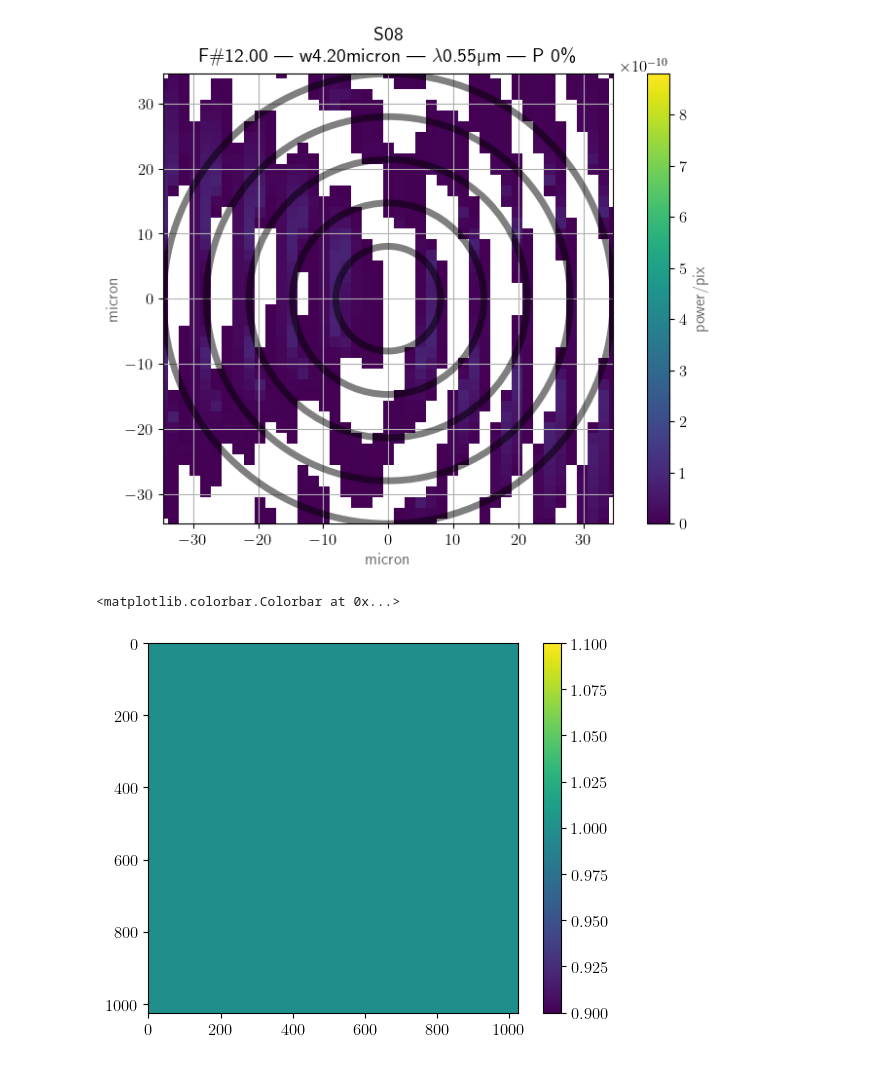
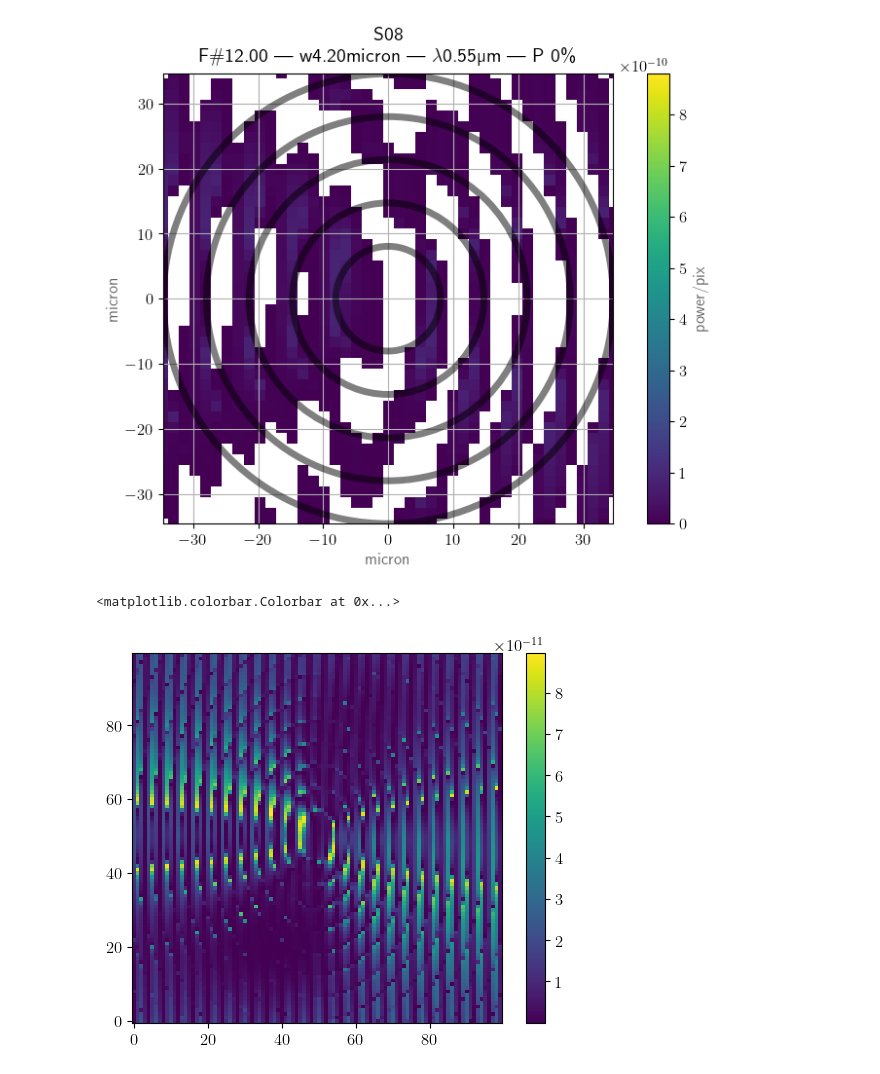
Before and after one commit to arielmission-space/PAOS, a Jupyter notebook: notebook/ComputeGridSag.ipynb, the cells around one changed output. Cells and saved outputs as stored; diff of their text form; code cells hidden in the pictures.

```diff
--- a/notebook/ComputeGridSag.ipynb
+++ b/notebook/ComputeGridSag.ipynb
@@ -472,9 +457,10 @@ simple_plot(fig, ax0, key=8, item=retval_diff[8], ima_scale="linear")
 plt.show()
 # %% [output]
 [figure]
-# %%
-plt.imshow((amp1 - amp2) / (amp1 - amp3))
-plt.colorbar()
-# %% [output]
-<matplotlib.colorbar.Colorbar at 0x...>
-[figure, removed]
+# %%
+# plt.imshow((amp1 - amp2) / (amp1 - amp3))
+plt.imshow((amp1 - amp2)[amp1.shape[1]//2-50:amp1.shape[1]//2+50, amp1.shape[0]//2-50:amp1.shape[0]//2+50]**2, origin="lower")
+plt.colorbar()
+# %% [output]
+<matplotlib.colorbar.Colorbar at 0x...>
+[figure, added]
```
Also changed, not shown: parts of 3 cells of this notebook.
